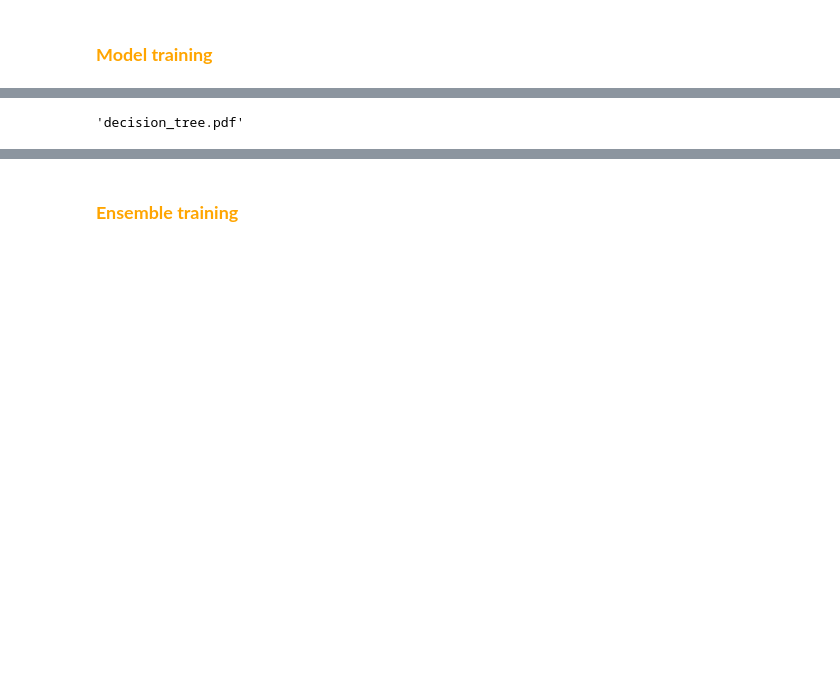
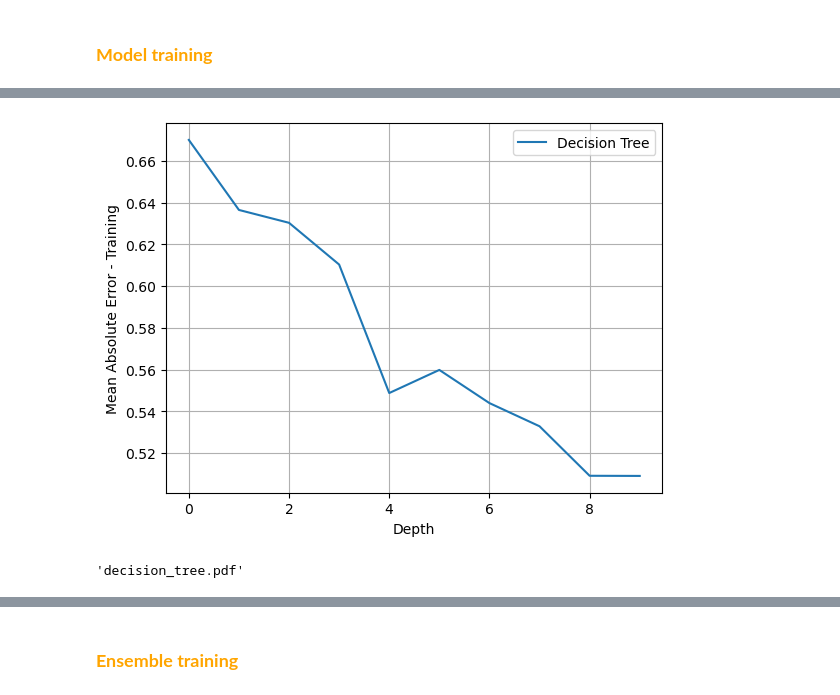
Before and after one commit to Yan-Tavares/ML_Projects, a Jupyter notebook: Final Project/Yan_code.ipynb, the cells around one changed output, grey strips where cells are left out. Saved outputs shown, nothing was run; the diff lists cells and outputs as text; code cells hidden in the pictures; blank space fills up the shorter version.

```diff
--- a/Final Project/Yan_code.ipynb
+++ b/Final Project/Yan_code.ipynb
@@ -533,36 +531,30 @@ from sklearn.tree import export_graphviz
 import graphviz
 
 print("------ Decision Tree Regressor -----")
-Tree_model, loss_values = train_decision_tree_regressor(X_train, Y_train, best_params_tree)
-Y_pred_Tree = Tree_model.predict(X_val)
+Tree_model, training_loss_values = train_decision_tree_regressor(X_train, Y_train, best_params_tree)
+Y_pred_Tree = Tree_model.predict(X_unseen)
 
-loss = mean_absolute_error(Y_val, Y_pred_Tree)
-print(f"Val Loss: {loss:.4f}")
+loss = mean_absolute_error(Y_unseen, Y_pred_Tree)
+print(f"Test Loss: {loss:.4f}")
 print("\n")
+
+plt.plot(training_loss_values, label='Decision Tree')
+plt.xlabel('Depth')
+plt.ylabel('Mean Absolute Error - Training')
+plt.legend()
+plt.grid()
+plt.show()
+
 
 # Export the decision tree to a DOT file
 dot_data = export_graphviz(Tree_model, out_file=None,
                            feature_names=X_train.columns,
                            filled=True, rounded=True,
-                           special_characters=True)
+                           special_characters=True,
+                           impurity=True, proportion=True)
 
 # Convert the DOT file to a PDF
 graph = graphviz.Source(dot_data)
 graph.render("decision_tree", format='pdf')
-
-# Manually add a color legend to the DOT file
-dot_data += """
-    subgraph cluster_legend {
-        label="Target Value Legend";
-        key [label=<
-            <TABLE BORDER="0" CELLBORDER="1" CELLSPACING="0" CELLPADDING="4">
-                <TR><TD BGCOLOR="#e5f5e0">Low</TD></TR>
-                <TR><TD BGCOLOR="#a1d99b">Medium</TD></TR>
-                <TR><TD BGCOLOR="#31a354">High</TD></TR>
-            </TABLE>
-        >];
-        key2 [label=""];
-    }
-"""
 # %% [output]
 ------ Decision Tree Regressor -----
@@ -570,3 +562,4 @@ Val Loss: 0.5876
+[figure, added]
 'decision_tree.pdf'
 # %%
 ####################################################################
```
Also changed, not shown: parts of 32 cells of this notebook, 2 other files.
